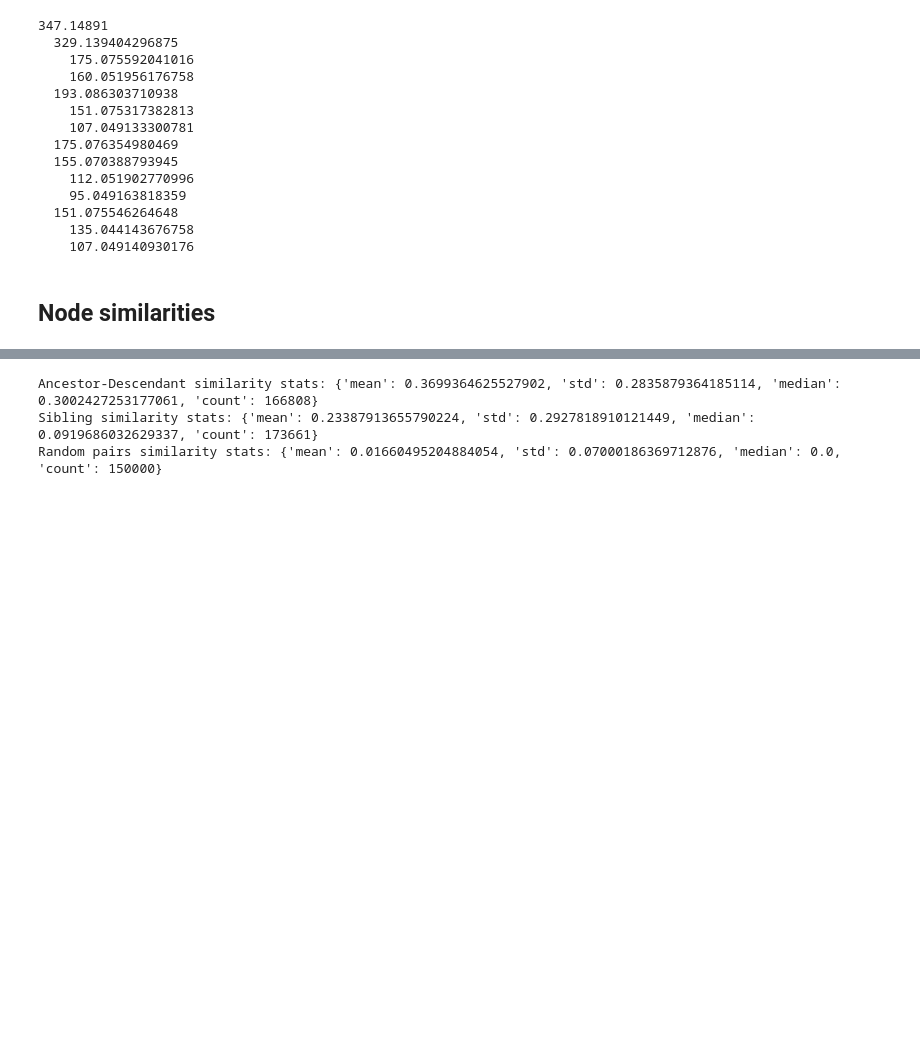
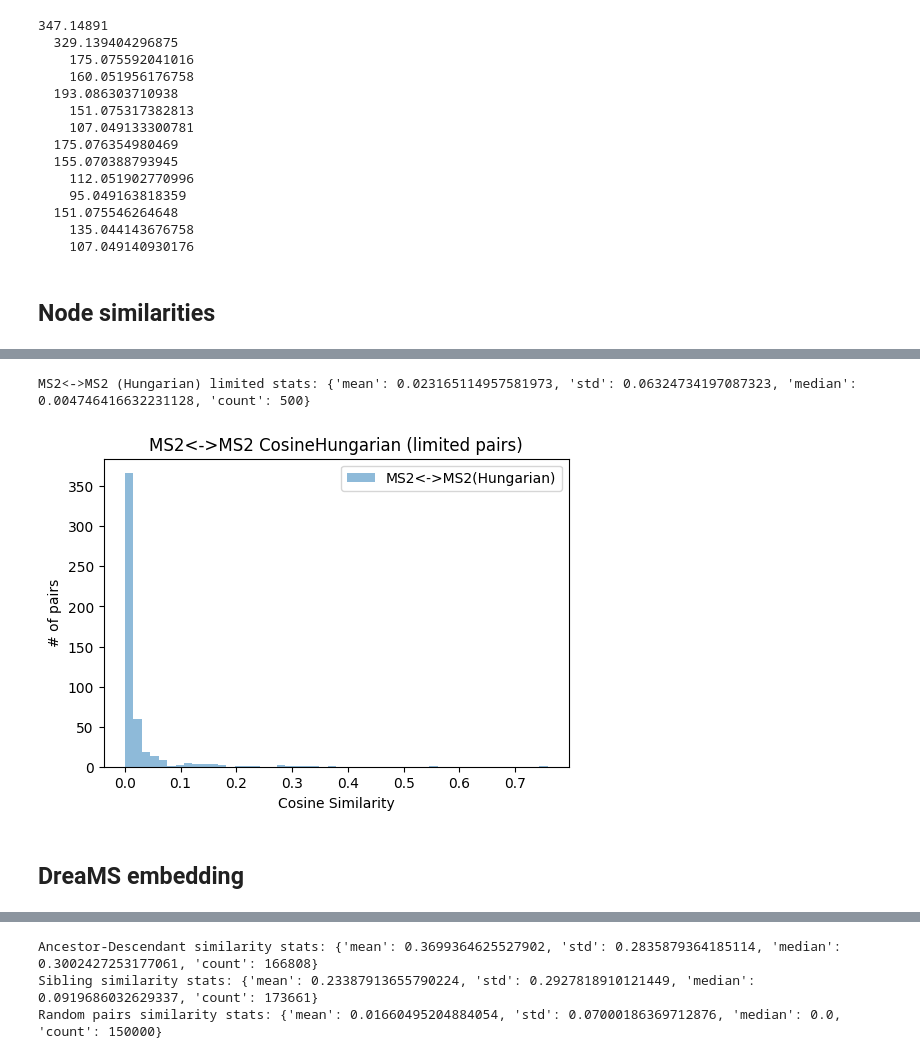
Before and after one commit to Jozefov/MassSpecGymMSn, a Jupyter notebook: notebooks/MSn/dataset_analysis/dataset_analysis.ipynb, the cells around one changed output, grey strips where cells are left out. Drawn from its saved outputs; the diff is of its cells as text; code cells hidden in the pictures; blank space fills up the shorter version.

```diff
--- a/notebooks/MSn/dataset_analysis/dataset_analysis.ipynb
+++ b/notebooks/MSn/dataset_analysis/dataset_analysis.ipynb
@@ -444,0 +1395,27 @@ import matplotlib.pyplot as plt
+# %%
+# Let's define a small wrapper for Hungarian scoring
+def hungarian_fn(specA, specB):
+    (sc, _) = compute_cosine_hungarian_score(specA, specB, tolerance=0.1)
+    return (sc, 0)
+
+# say we want MS level 2 only
+ms2_sims_hung = compute_same_level_similarity_limited(
+    msn_dataset,
+    target_level=2,
+    use_embedding=False,
+    sim_fn=hungarian_fn,
+    tolerance=0.1,
+    max_pairs=500   # do 500 pairs at most
+)
+
+stats_ms2_hung = summarize_similarity_distribution(ms2_sims_hung)
+print("MS2<->MS2 (Hungarian) limited stats:", stats_ms2_hung)
+
+plot_histograms({
+    "MS2<->MS2(Hungarian)": ms2_sims_hung
+}, title="MS2<->MS2 CosineHungarian (limited pairs)", xlabel="Cosine Similarity")
+# %% [output]
+MS2<->MS2 (Hungarian) limited stats: {'mean': 0.023165114957581973, 'std': 0.06324734197087323, 'median': 0.004746416632231128, 'count': 500}
+[figure, added]
+# %% [markdown]
+## DreaMS embedding
```
Also changed, not shown: parts of 8 cells of this notebook.
